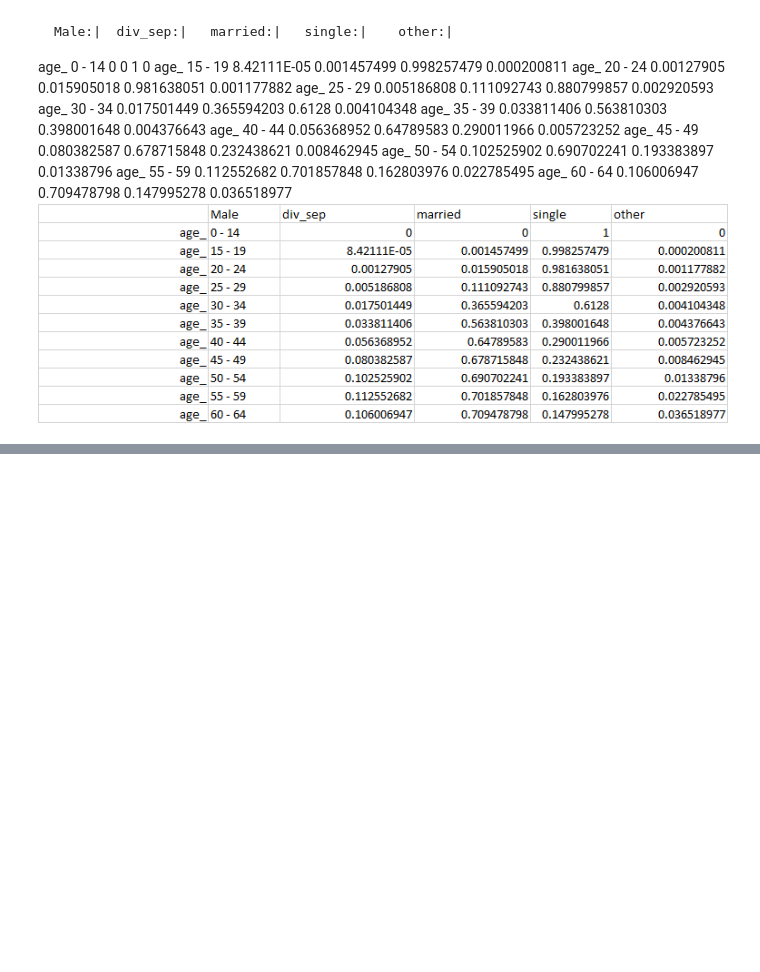
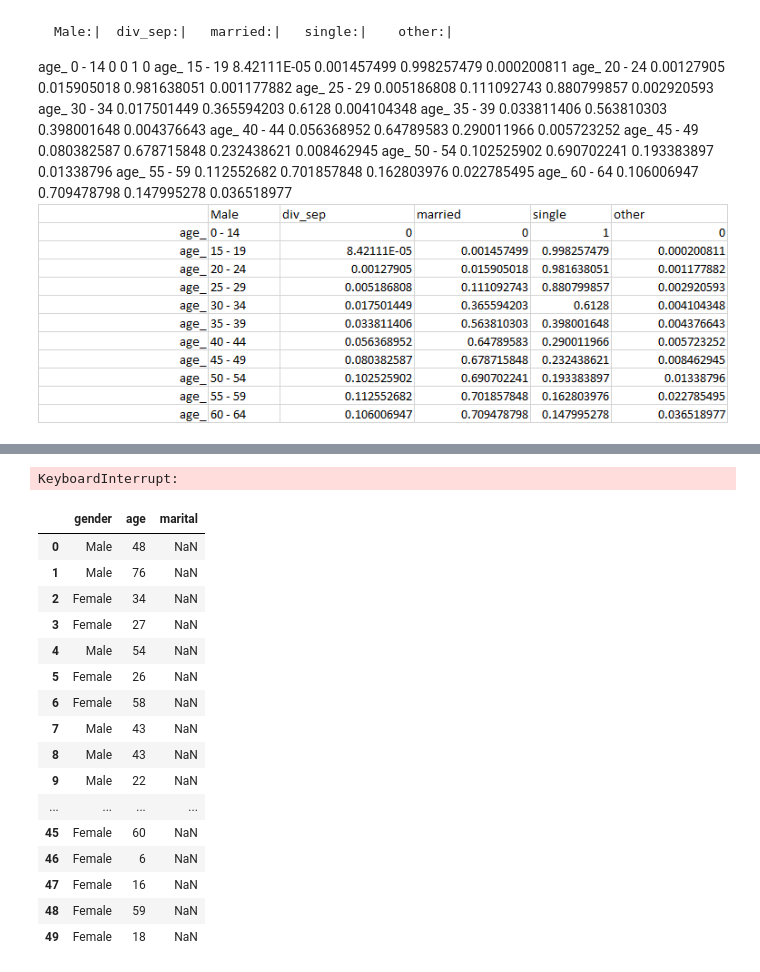
Before and after one commit to Vitalismirnov/ProgrammingDA_Project, a Jupyter notebook: ProgDA_Project_VSmirnovs.ipynb, the cells around one changed output, grey strips where cells are left out. Drawn from its saved outputs; the diff is of its cells as text; code cells hidden in the pictures; blank space fills up the shorter version.

```diff
--- a/ProgDA_Project_VSmirnovs.ipynb
+++ b/ProgDA_Project_VSmirnovs.ipynb
@@ -291,3 +276,57 @@ ValueError: the 'dtype' parameter is not supported in the pandas implementation
+# %%
+#https://thispointer.com/python-how-to-remove-element-from-a-list-by-value-or-index-remove-vs-pop-vs-del/
+# Males
+for idx, val in enumerate(df.itertuples()):
+    if (df.gender[idx] == 'Male') & (df.age[idx]>=0) & (df.age[idx]<=14) & (len(age_0_14ml)>0):
+        df.loc[idx, 'marital']=age_0_14ml.pop()
+    elif (df.gender[idx] == 'Male') & (df.age[idx]>=15) & (df.age[idx]<=19) & (len(age_15_19ml)>0):
+        df.loc[idx, 'marital']=age_0_14ml.pop()
+    elif (df.gender[idx] == 'Male') & (df.age[idx]>=20) & (df.age[idx]<=24) & (len(age_20_24ml)>0):
+        df.loc[idx, 'marital']=age_0_14ml.pop()
+    elif (df.gender[idx] == 'Male') & (df.age[idx]>=25) & (df.age[idx]<=29) & (len(age_25_29ml)>0):
+        df.loc[idx, 'marital']=age_0_14ml.pop()
+    elif (df.gender[idx] == 'Male') & (df.age[idx]>=30) & (df.age[idx]<=34) & (len(age_30_34ml)>0):
+        df.loc[idx, 'marital']=age_0_14ml.pop()
+    elif (df.gender[idx] == 'Male') & (df.age[idx]>=35) & (df.age[idx]<=39) & (len(age_35_39ml)>0):
+        df.loc[idx, 'marital']=age_0_14ml.pop()
+    elif (df.gender[idx] == 'Male') & (df.age[idx]>=40) & (df.age[idx]<=44) & (len(age_40_44ml)>0):
+        df.loc[idx, 'marital']=age_0_14ml.pop()
+    elif (df.gender[idx] == 'Male') & (df.age[idx]>=45) & (df.age[idx]<=49) & (len(age_45_49ml)>0):
+        df.loc[idx, 'marital']=age_0_14ml.pop()
+    elif (df.gender[idx] == 'Male') & (df.age[idx]>=50) & (df.age[idx]<=54) & (len(age_50_54ml)>0):
+        df.loc[idx, 'marital']=age_0_14ml.pop()
+    elif (df.gender[idx] == 'Male') & (df.age[idx]>=55) & (df.age[idx]<=59) & (len(age_55_59ml)>0):
+        df.loc[idx, 'marital']=age_0_14ml.pop()
+    elif (df.gender[idx] == 'Male') & (df.age[idx]>=60) & (df.age[idx]<=64) & (len(age_60_64ml)>0):
+        df.loc[idx, 'marital']=age_0_14ml.pop()
+    elif (df.gender[idx] == 'Male') & (df.age[idx]>=65) & (df.age[idx]<=100) & (len(age_65_100ml)>0):
+        df.loc[idx, 'marital']=age_0_14ml.pop()
+
+
+
+df.head(50)
+# %% [output]
+KeyboardInterrupt:
+# %%
+df.head(50)
+# %% [output]
+|  | gender | age | marital |
+| 0 | Male | 48 | NaN |
+| 1 | Male | 76 | NaN |
+| 2 | Female | 34 | NaN |
+| 3 | Female | 27 | NaN |
+| 4 | Male | 54 | NaN |
+| 5 | Female | 26 | NaN |
+| 6 | Female | 58 | NaN |
+| 7 | Male | 43 | NaN |
+| 8 | Male | 43 | NaN |
+| 9 | Male | 22 | NaN |
+| ... | ... | ... | ... |
+| 45 | Female | 60 | NaN |
+| 46 | Female | 6 | NaN |
+| 47 | Female | 16 | NaN |
+| 48 | Female | 59 | NaN |
+| 49 | Female | 18 | NaN |
 # %%
 df2=df['age'].value_counts()
 df2
```
Also changed, not shown: parts of 10 cells of this notebook.
